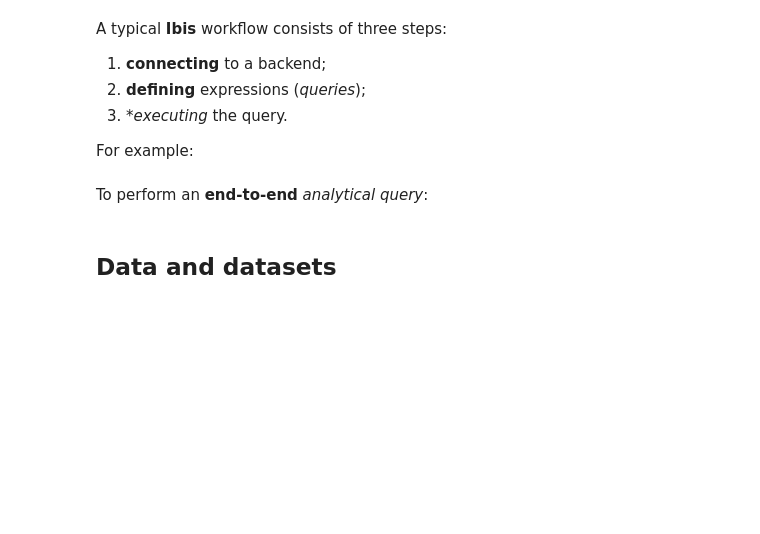
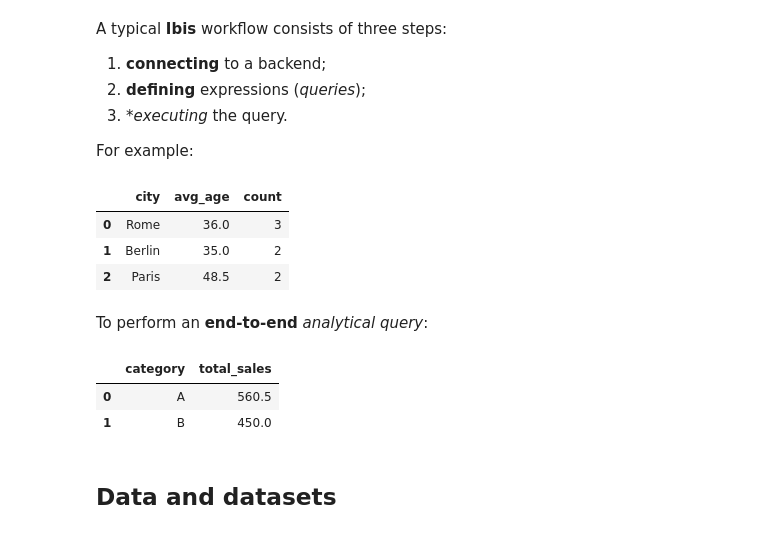
Before and after one commit to mscarpiniti/PyDSBook, a Jupyter notebook: Notebooks/6_Data_manipulation.ipynb, the cells around one changed output. Drawn from its saved outputs; the diff is of its cells as text; code cells hidden in the pictures; blank space fills up the shorter version.

```diff
--- a/Notebooks/6_Data_manipulation.ipynb
+++ b/Notebooks/6_Data_manipulation.ipynb
@@ -898,26 +918,39 @@ For example:
 # %%
 import ibis
 
 # Connect to a database
 con = ibis.duckdb.connect()
 
 # Load a CSV file as a table
 t = con.read_csv("./data/sqdata.csv")
 
 # Select rows where age > 30 and keep specific columns
 filtered = t[t.age > 30][["name", "age"]]
 
 # Group by a column and compute aggregate statistics
 result = t.group_by("city").aggregate(avg_age=t.age.mean(), count=t.count())
 
 # Trigger execution and return a pandas DataFrame
 df = result.execute()
+
+df.head()
+# %% [output]
+|  | city | avg_age | count |
+| 0 | Rome | 36.0 | 3 |
+| 1 | Berlin | 35.0 | 2 |
+| 2 | Paris | 48.5 | 2 |
 # %% [markdown]
 To perform an **end-to-end** *analytical query*:
 # %%
 query = (t.filter(t.price > 100).group_by(t.category).aggregate(total_sales=t.price.sum()))
 
 df = query.execute()
+
+df.head()
+# %% [output]
+|  | category | total_sales |
+| 0 | A | 560.5 |
+| 1 | B | 450.0 |
 # %% [markdown]
 <a id="datasets"></a>
 ## Data and datasets
```
Also changed, not shown: parts of 22 cells of this notebook, 1 other file.
